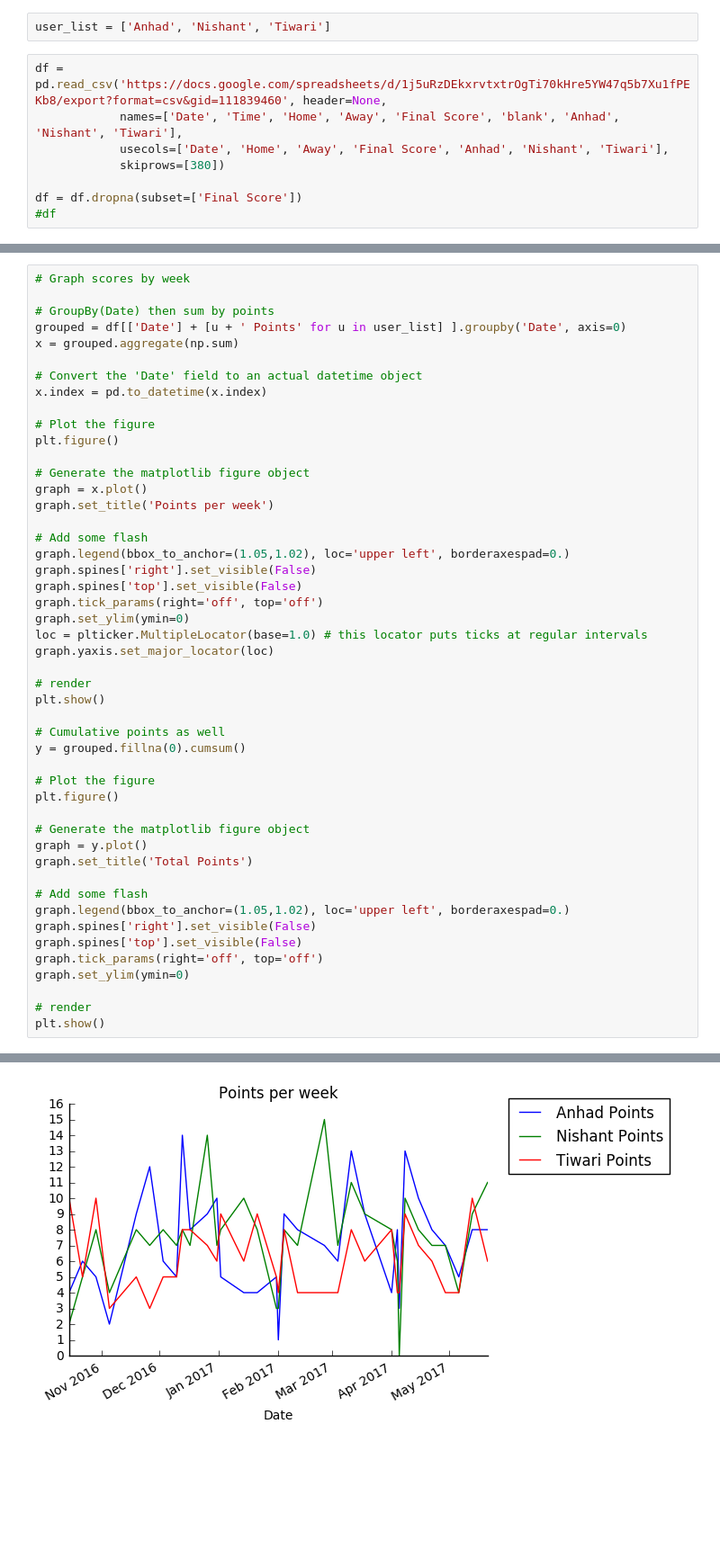
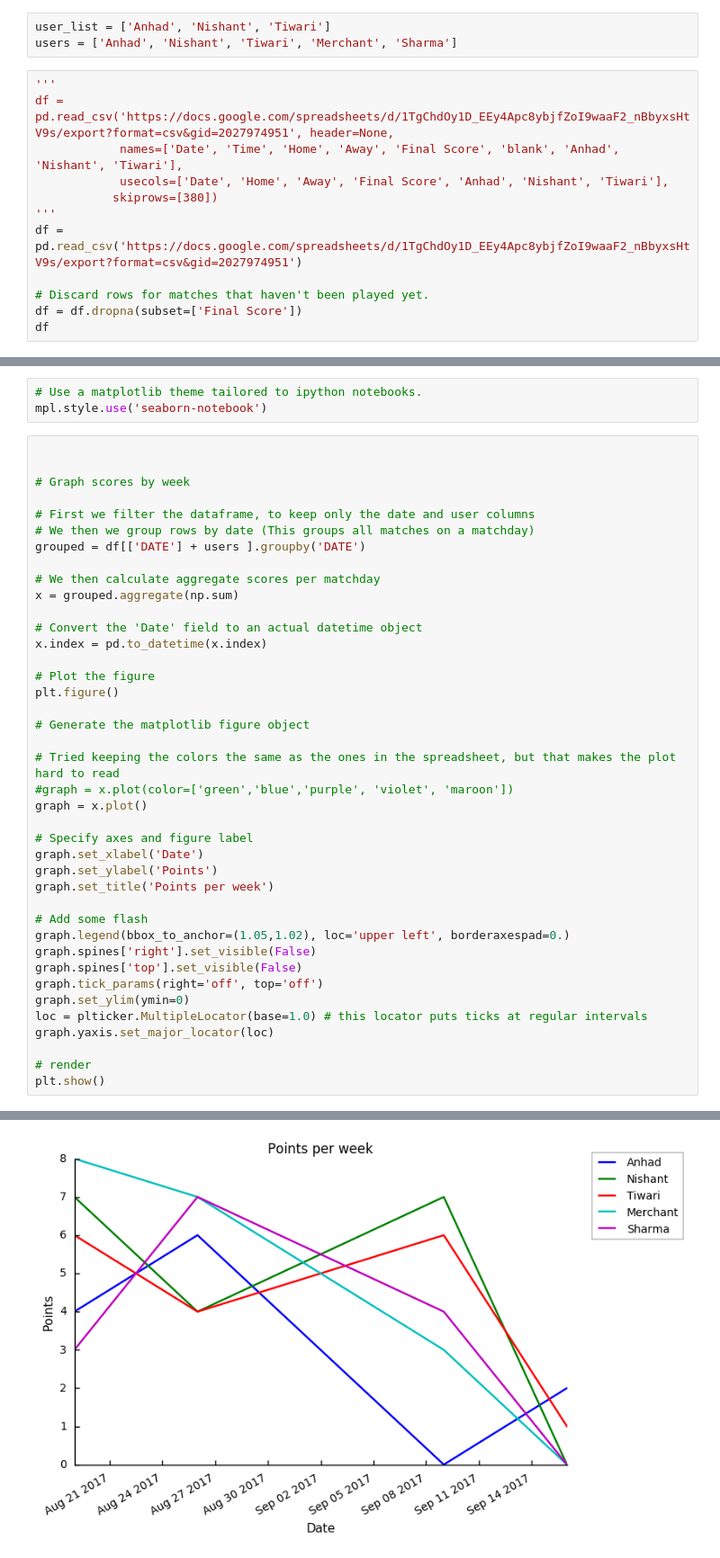
Before and after one commit to ffledgling/epl16, a Jupyter notebook: epl16.ipynb, the cells around one changed output, grey strips where cells are left out. Shown at 90% size. Cells and saved outputs as stored; diff of their text form; blank space fills up the shorter version.

Commit message:
Update Notebook for the 17-18 Season
Redo notebook in a more pythonic/panda-y fashion
Graphs are a bit better
Updated README

```diff
--- a/epl16.ipynb
+++ b/epl16.ipynb
@@ -5,11 +6,16 @@ import matplotlib.pyplot as plt
 import matplotlib.ticker as plticker
 # %%
 user_list = ['Anhad', 'Nishant', 'Tiwari']
+users = ['Anhad', 'Nishant', 'Tiwari', 'Merchant', 'Sharma']
 # %%
-df = pd.read_csv('https://docs.google.com/spreadsheets/d/1j5uRzDEkxrvtxtrOgTi70kHre5YW47q5b7Xu1fPEKb8/export?format=csv&gid=111839460', header=None,
+'''
+df = pd.read_csv('https://docs.google.com/spreadsheets/d/1TgChdOy1D_EEy4Apc8ybjfZoI9waaF2_nBbyxsHtV9s/export?format=csv&gid=2027974951', header=None,
             names=['Date', 'Time', 'Home', 'Away', 'Final Score', 'blank', 'Anhad', 'Nishant', 'Tiwari'],
             usecols=['Date', 'Home', 'Away', 'Final Score', 'Anhad', 'Nishant', 'Tiwari'],
-            skiprows=[380])
+           skiprows=[380])
+'''
+df = pd.read_csv('https://docs.google.com/spreadsheets/d/1TgChdOy1D_EEy4Apc8ybjfZoI9waaF2_nBbyxsHtV9s/export?format=csv&gid=2027974951')
 
+# Discard rows for matches that haven't been played yet.
 df = df.dropna(subset=['Final Score'])
-#df
+df
@@ -78,51 +103,46 @@ Tiwari : 204
+# %%
+# Use a matplotlib theme tailored to ipython notebooks.
+mpl.style.use('seaborn-notebook')
 # %%
+
+
 # Graph scores by week
 
-# GroupBy(Date) then sum by points
-grouped = df[['Date'] + [u + ' Points' for u in user_list] ].groupby('Date', axis=0)
+# First we filter the dataframe, to keep only the date and user columns
+# We then we group rows by date (This groups all matches on a matchday)
+grouped = df[['DATE'] + users ].groupby('DATE')
+
+# We then calculate aggregate scores per matchday
 x = grouped.aggregate(np.sum)
 
 # Convert the 'Date' field to an actual datetime object
 x.index = pd.to_datetime(x.index)
 
 # Plot the figure
 plt.figure()
 
 # Generate the matplotlib figure object
+
+# Tried keeping the colors the same as the ones in the spreadsheet, but that makes the plot hard to read
+#graph = x.plot(color=['green','blue','purple', 'violet', 'maroon'])
 graph = x.plot()
+
+# Specify axes and figure label
+graph.set_xlabel('Date')
+graph.set_ylabel('Points')
 graph.set_title('Points per week')
 
 # Add some flash
 graph.legend(bbox_to_anchor=(1.05,1.02), loc='upper left', borderaxespad=0.)
 graph.spines['right'].set_visible(False)
 graph.spines['top'].set_visible(False)
 graph.tick_params(right='off', top='off')
 graph.set_ylim(ymin=0)
 loc = plticker.MultipleLocator(base=1.0) # this locator puts ticks at regular intervals
 graph.yaxis.set_major_locator(loc)
 
 # render
 plt.show()
-
-# Cumulative points as well
-y = grouped.fillna(0).cumsum()
-
-# Plot the figure
-plt.figure()
-
-# Generate the matplotlib figure object
-graph = y.plot()
-graph.set_title('Total Points')
-
-# Add some flash
-graph.legend(bbox_to_anchor=(1.05,1.02), loc='upper left', borderaxespad=0.)
-graph.spines['right'].set_visible(False)
-graph.spines['top'].set_visible(False)
-graph.tick_params(right='off', top='off')
-graph.set_ylim(ymin=0)
-
-# render
-plt.show()
 # %% [output]
 <matplotlib.figure.Figure at 0x...>
-[figure, old version]
+[figure, new version]
```
Also changed, not shown: parts of 9 cells of this notebook, 2 other files.
